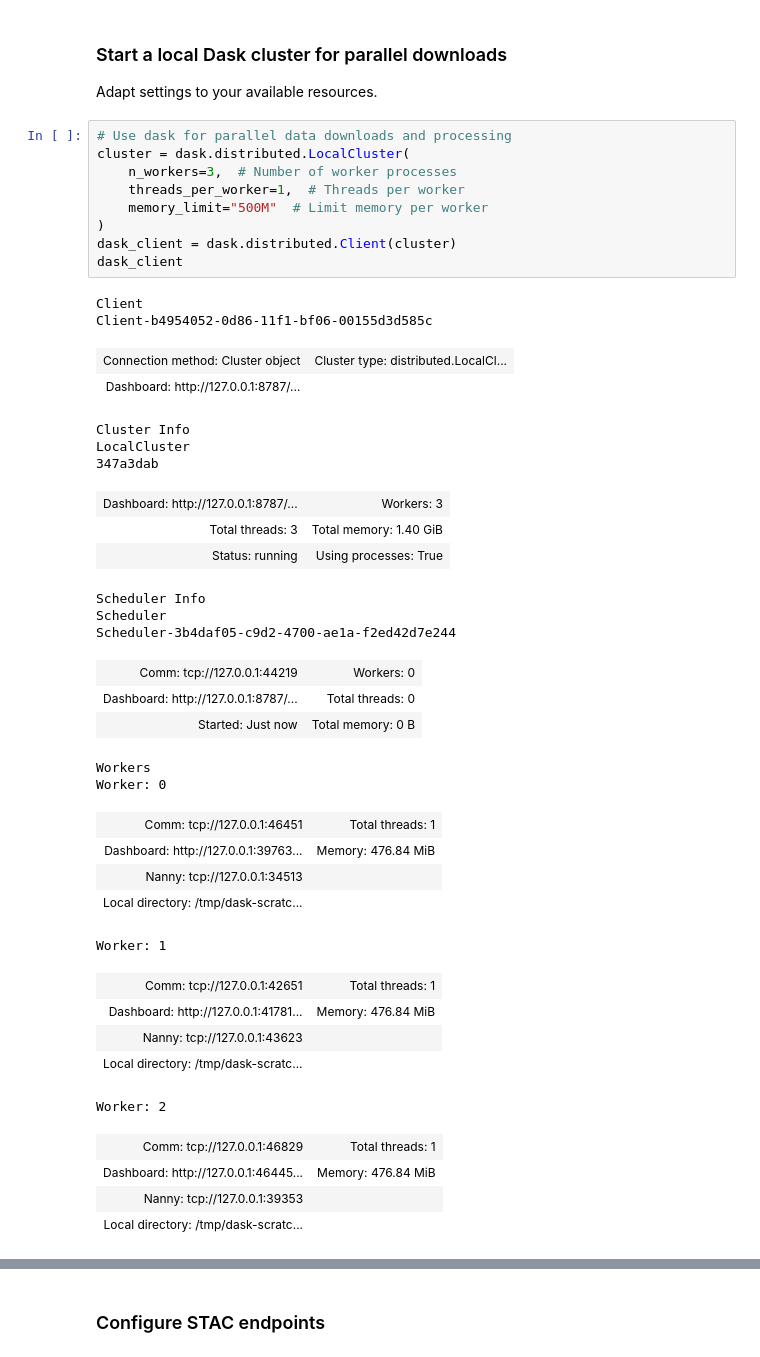
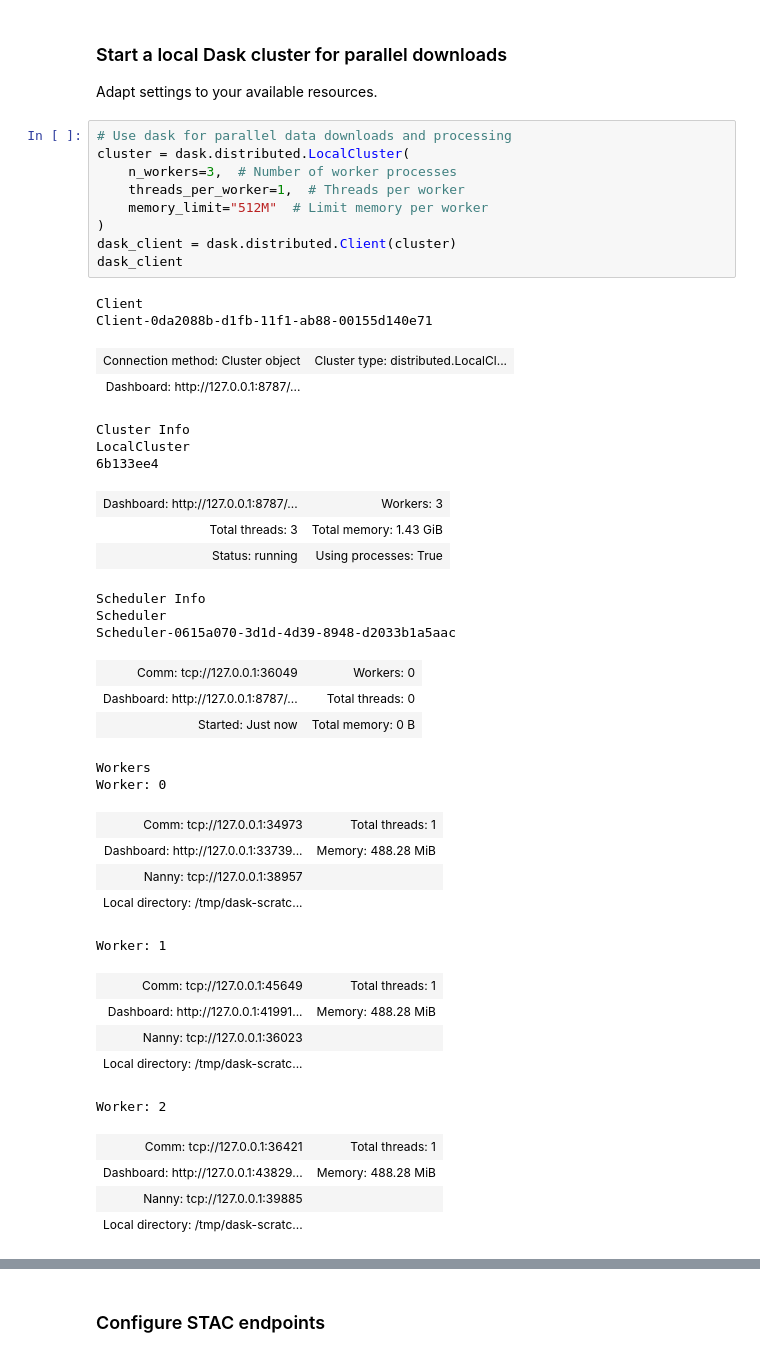
Before and after one commit to mtkervinen/point-eo, a Jupyter notebook: docs/create_stac_datasets.ipynb, the cells around one changed output, grey strips where cells are left out. Drawn from its saved outputs; the diff is of its cells as text.

```diff
--- a/docs/create_stac_datasets.ipynb
+++ b/docs/create_stac_datasets.ipynb
@@ -100,43 +111,43 @@ Adapt settings to your available resources.
 # %%
 # Use dask for parallel data downloads and processing
 cluster = dask.distributed.LocalCluster(
     n_workers=3,  # Number of worker processes
     threads_per_worker=1,  # Threads per worker
-    memory_limit="500M"  # Limit memory per worker
+    memory_limit="512M"  # Limit memory per worker
 )
 dask_client = dask.distributed.Client(cluster)
 dask_client
 # %% [output]
 Client
-Client-b4954052-0d86-11f1-bf06-00155d3d585c
+Client-0da2088b-d1fb-11f1-ab88-00155d140e71
 | Connection method: Cluster object | Cluster type: distributed.LocalCl... |
 | Dashboard: http://127.0.0.1:8787/... |  |
 Cluster Info
 LocalCluster
-347a3dab
+6b133ee4
 | Dashboard: http://127.0.0.1:8787/... | Workers: 3 |
-| Total threads: 3 | Total memory: 1.40 GiB |
+| Total threads: 3 | Total memory: 1.43 GiB |
 | Status: running | Using processes: True |
 Scheduler Info
 Scheduler
-Scheduler-3b4daf05-c9d2-4700-ae1a-f2ed42d7e244
+Scheduler-0615a070-3d1d-4d39-8948-d2033b1a5aac
-| Comm: tcp://127.0.0.1:44219 | Workers: 0 |
+| Comm: tcp://127.0.0.1:36049 | Workers: 0 |
 | Dashboard: http://127.0.0.1:8787/... | Total threads: 0 |
 | Started: Just now | Total memory: 0 B |
 Workers
 Worker: 0
-| Comm: tcp://127.0.0.1:46451 | Total threads: 1 |
-| Dashboard: http://127.0.0.1:39763... | Memory: 476.84 MiB |
-| Nanny: tcp://127.0.0.1:34513 |  |
+| Comm: tcp://127.0.0.1:34973 | Total threads: 1 |
+| Dashboard: http://127.0.0.1:33739... | Memory: 488.28 MiB |
+| Nanny: tcp://127.0.0.1:38957 |  |
 | Local directory: /tmp/dask-scratc... |  |
 Worker: 1
-| Comm: tcp://127.0.0.1:42651 | Total threads: 1 |
-| Dashboard: http://127.0.0.1:41781... | Memory: 476.84 MiB |
-| Nanny: tcp://127.0.0.1:43623 |  |
+| Comm: tcp://127.0.0.1:45649 | Total threads: 1 |
+| Dashboard: http://127.0.0.1:41991... | Memory: 488.28 MiB |
+| Nanny: tcp://127.0.0.1:36023 |  |
 | Local directory: /tmp/dask-scratc... |  |
 Worker: 2
-| Comm: tcp://127.0.0.1:46829 | Total threads: 1 |
-| Dashboard: http://127.0.0.1:46445... | Memory: 476.84 MiB |
-| Nanny: tcp://127.0.0.1:39353 |  |
+| Comm: tcp://127.0.0.1:36421 | Total threads: 1 |
+| Dashboard: http://127.0.0.1:43829... | Memory: 488.28 MiB |
+| Nanny: tcp://127.0.0.1:39885 |  |
 | Local directory: /tmp/dask-scratc... |  |
 # %%
```
Also changed, not shown: parts of 38 cells of this notebook, 1 other file.
